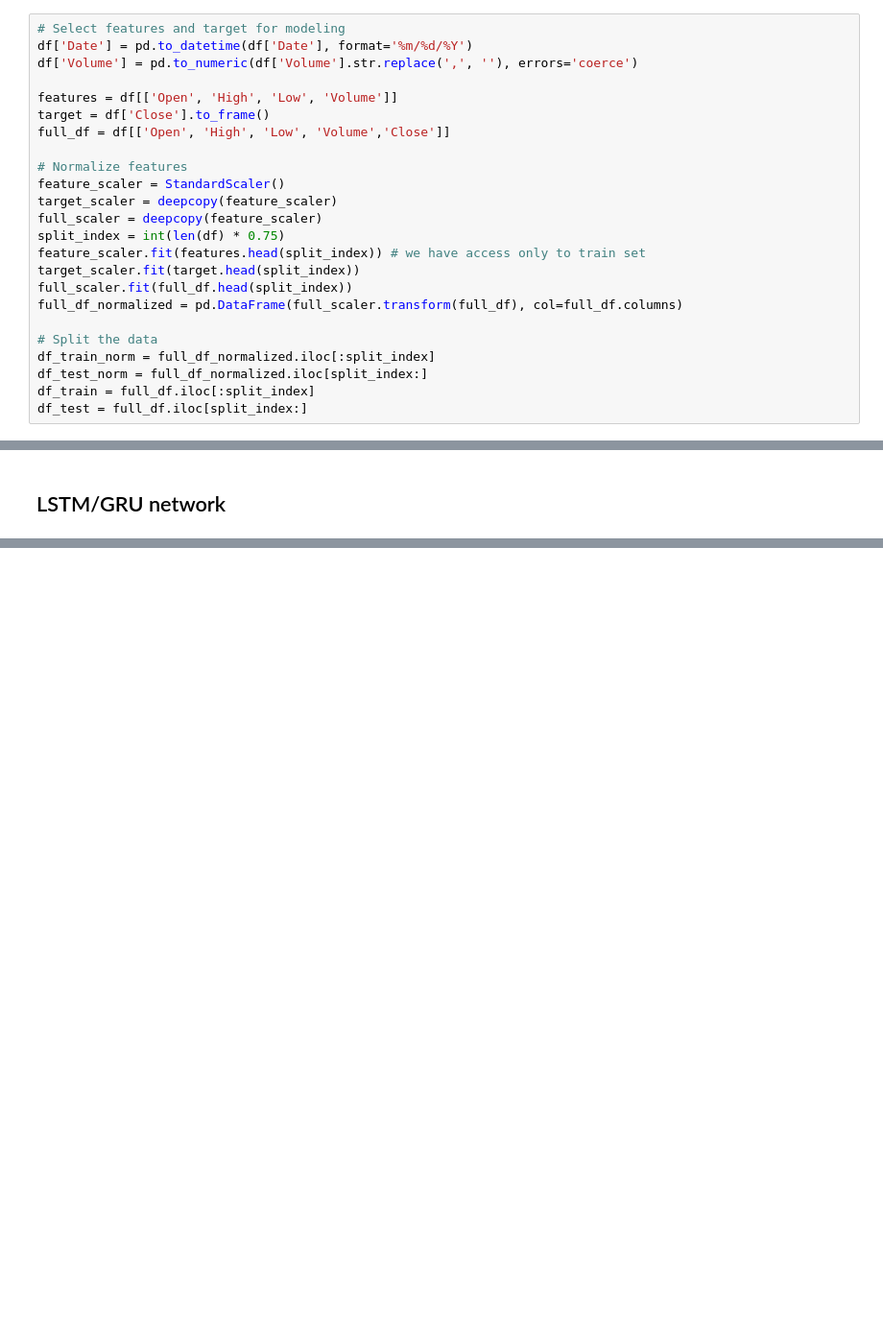
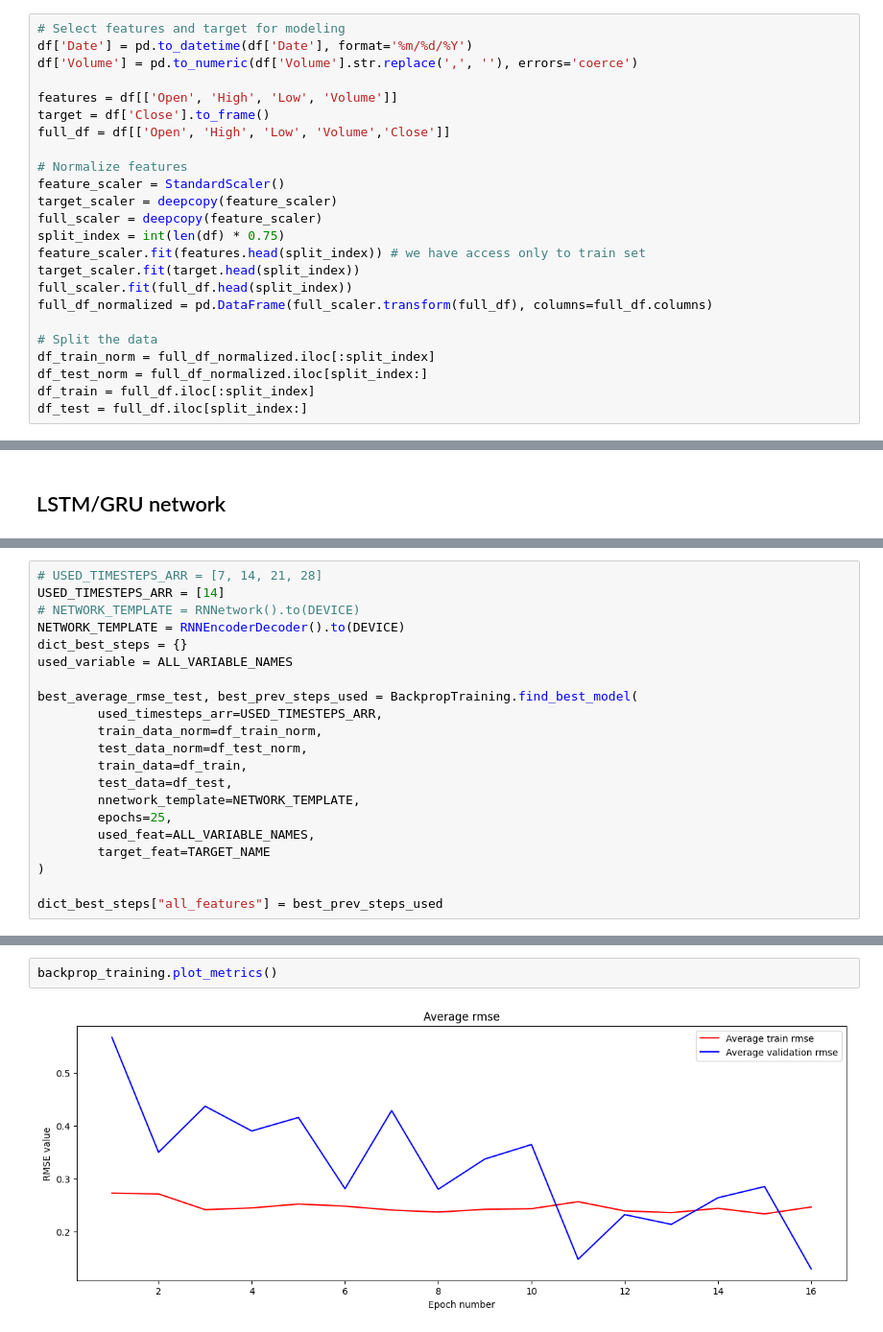
Before and after one commit to Mage-Knight/Intelligent_decision_support_systems, a Jupyter notebook: Lab3/idss-lab-3.ipynb, the cells around one changed output, grey strips where cells are left out. Shown: that part at 96% size. Saved outputs shown, nothing was run; the diff lists cells and outputs as text; blank space fills up the shorter version.

```diff
--- a/Lab3/idss-lab-3.ipynb
+++ b/Lab3/idss-lab-3.ipynb
@@ -97,7 +113,7 @@ split_index = int(len(df) * 0.75)
 feature_scaler.fit(features.head(split_index)) # we have access only to train set
 target_scaler.fit(target.head(split_index))
 full_scaler.fit(full_df.head(split_index))
-full_df_normalized = pd.DataFrame(full_scaler.transform(full_df), col=full_df.columns)
+full_df_normalized = pd.DataFrame(full_scaler.transform(full_df), columns=full_df.columns)
 
 # Split the data
 df_train_norm = full_df_normalized.iloc[:split_index]
@@ -677 +713,22 @@ class LSTMEncoderDecoder(nn.Module):
+# %%
+# USED_TIMESTEPS_ARR = [7, 14, 21, 28]
+USED_TIMESTEPS_ARR = [14]
+# NETWORK_TEMPLATE = RNNetwork().to(DEVICE)
+NETWORK_TEMPLATE = RNNEncoderDecoder().to(DEVICE)
+dict_best_steps = {}
+used_variable = ALL_VARIABLE_NAMES
+
+best_average_rmse_test, best_prev_steps_used = BackpropTraining.find_best_model(
+        used_timesteps_arr=USED_TIMESTEPS_ARR,
+        train_data_norm=df_train_norm,
+        test_data_norm=df_test_norm,
+        train_data=df_train,
+        test_data=df_test,
+        nnetwork_template=NETWORK_TEMPLATE,
+        epochs=25,
+        used_feat=ALL_VARIABLE_NAMES,
+        target_feat=TARGET_NAME
+)
+
+dict_best_steps["all_features"] = best_prev_steps_used
 # %%
@@ -716,0 +756,4 @@ for univariate_variable in ALL_VARIABLE_NAMES:
+# %%
+backprop_training.plot_metrics()
+# %% [output]
+[figure, added]
```
Also changed, not shown: parts of 9 cells of this notebook.
